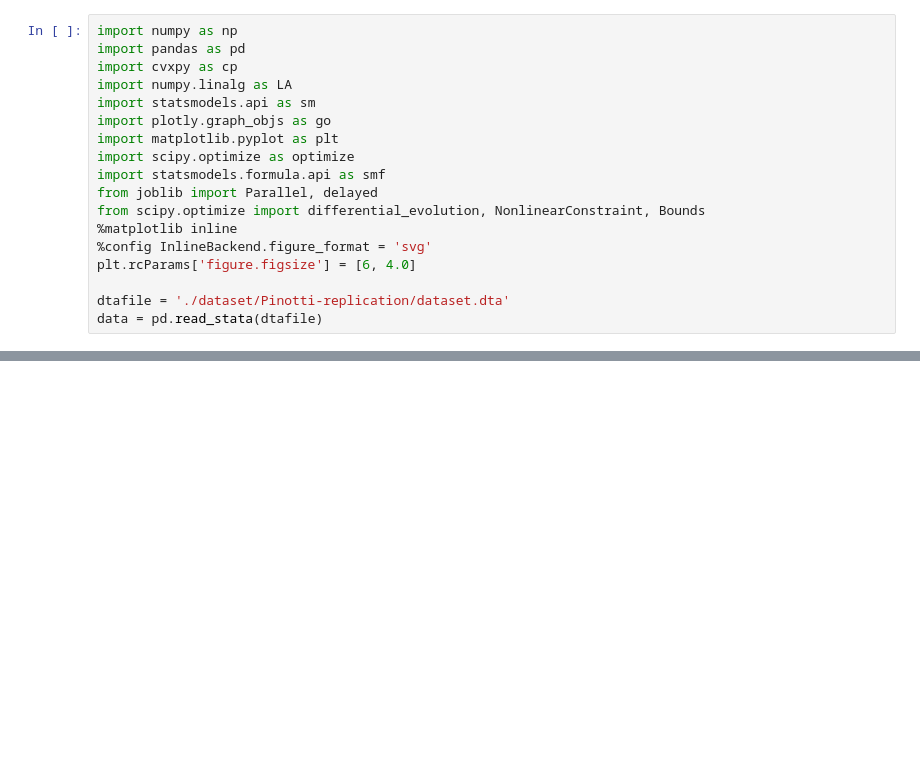
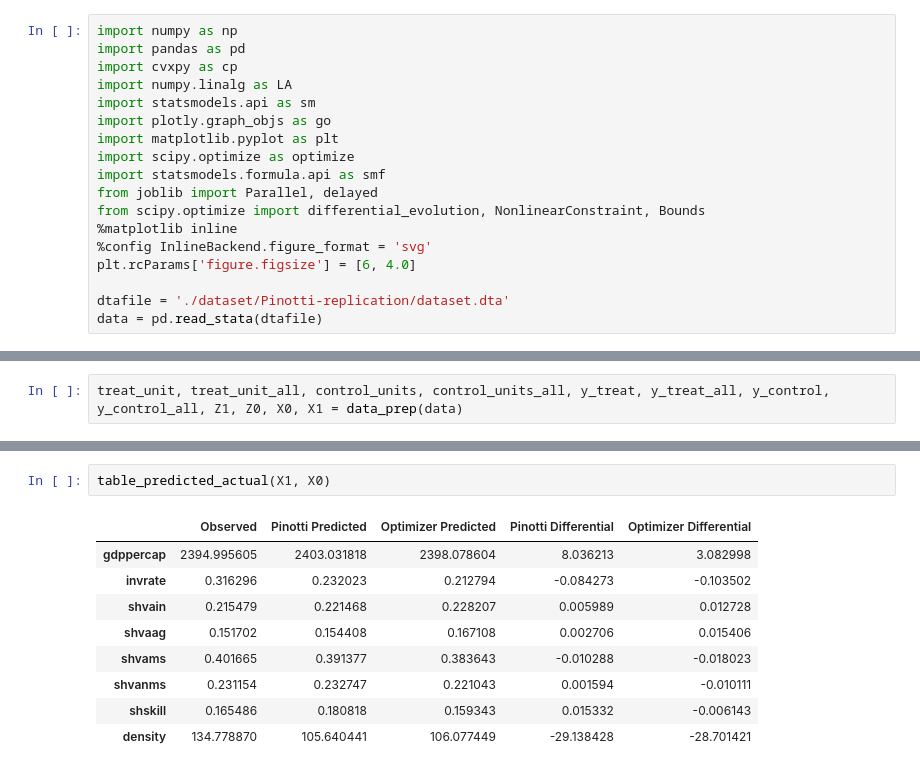
Before and after one commit to OpenSourceEconomics/ose-scientific-computing-course-jdx-mafia-1, a Jupyter notebook: Testing auxiliary functions.ipynb, the cells around one changed output, grey strips where cells are left out. Cells and saved outputs as stored; diff of their text form; blank space fills up the shorter version.

```diff
--- a/Testing auxiliary functions.ipynb
+++ b/Testing auxiliary functions.ipynb
@@ -27,0 +22,2 @@ murder_rate_graphs(df3, df2)
+# %%
+treat_unit, treat_unit_all, control_units, control_units_all, y_treat, y_treat_all, y_control, y_control_all, Z1, Z0, X0, X1 = data_prep(data)
@@ -27,0 +56,12 @@ murder_rate_graphs(df3, df2)
+# %%
+table_predicted_actual(X1, X0)
+# %% [output]
+|  | Observed | Pinotti Predicted | Optimizer Predicted | Pinotti Differential | Optimizer Differential |
+| gdppercap | 2394.995605 | 2403.031818 | 2398.078604 | 8.036213 | 3.082998 |
+| invrate | 0.316296 | 0.232023 | 0.212794 | -0.084273 | -0.103502 |
+| shvain | 0.215479 | 0.221468 | 0.228207 | 0.005989 | 0.012728 |
+| shvaag | 0.151702 | 0.154408 | 0.167108 | 0.002706 | 0.015406 |
+| shvams | 0.401665 | 0.391377 | 0.383643 | -0.010288 | -0.018023 |
+| shvanms | 0.231154 | 0.232747 | 0.221043 | 0.001594 | -0.010111 |
+| shskill | 0.165486 | 0.180818 | 0.159343 | 0.015332 | -0.006143 |
+| density | 134.778870 | 105.640441 | 106.077449 | -29.138428 | -28.701421 |
```
Also changed, not shown: parts of 6 cells of this notebook, 2 other files.
